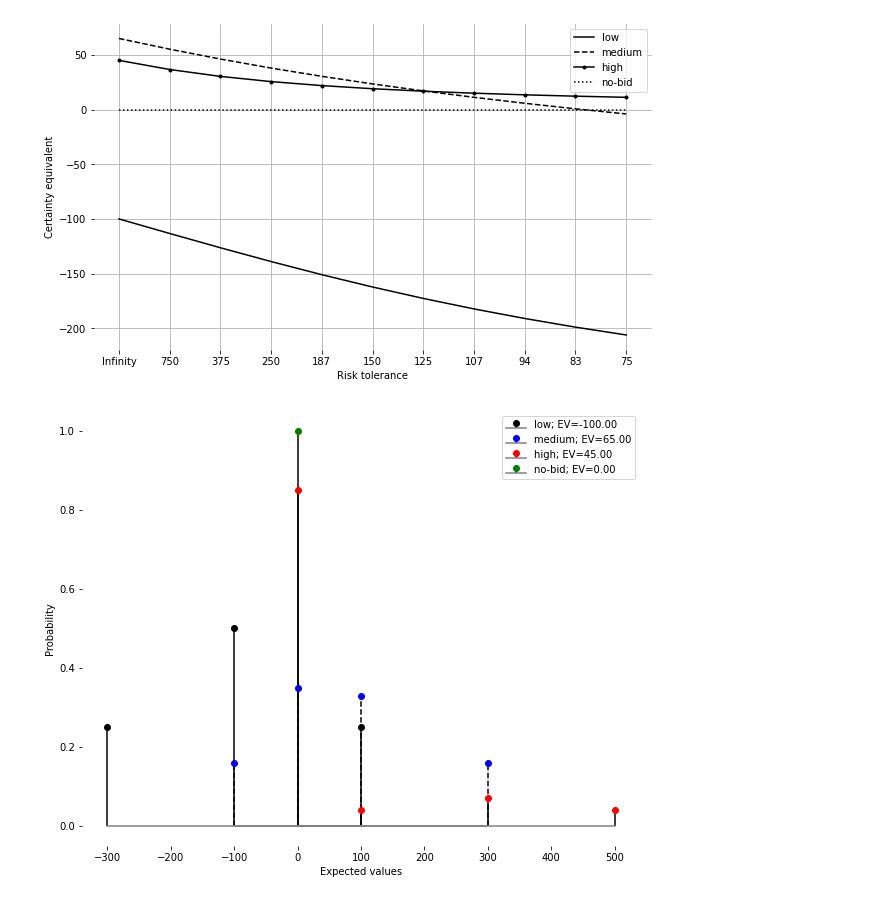
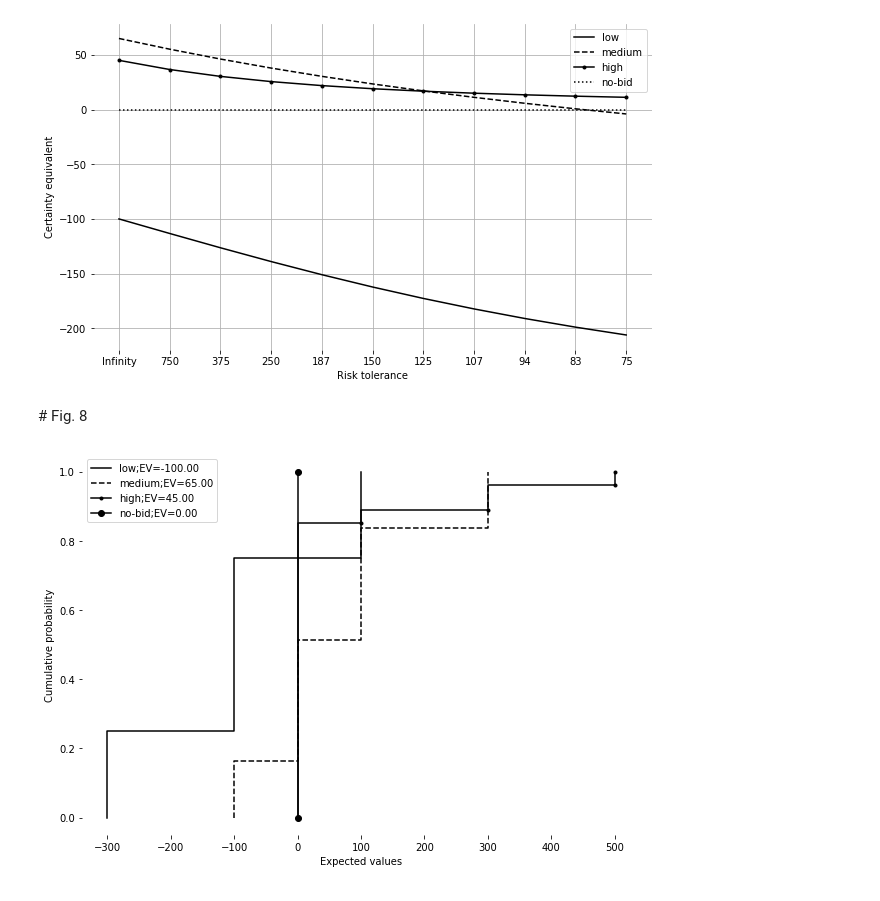
Before and after one commit to jdvelasq/decision-analysis, a Jupyter notebook: stbook.ipynb, the cells around one changed output. Saved outputs shown, nothing was run; the diff lists cells and outputs as text; code cells hidden in the pictures.

```diff
--- a/stbook.ipynb
+++ b/stbook.ipynb
@@ -3,12 +7,11 @@
 # %%
-
 from smart_choice.datanodes import DataNodes
 
-def payoff_fn(**kwargs):
-    values = kwargs["values"]
+def payoff_fn(values, probabilities, branches):
     bid = values["bid"] if "bid" in values.keys() else 0
     competitor_bid = (
-        values["competitor_bid"] if "competitor_bid" in values.keys() else 0
+        values["competitor_bid"]
+        if "competitor_bid" in values.keys() else 0
     )
     cost = values["cost"] if "cost" in values.keys() else 0
     return (bid - cost) * (1 if bid < competitor_bid else 0)
@@ -211,11 +203,13 @@ tree.risk_sensitivity(utility_fn="exp", risk_tolerance=75, plot=True)
 # %% [output]
 [figure]
+# %% [markdown]
+# Fig. 8
 # %%
-plt.figure(figsize=(10, 8))
+plt.figure(figsize=(10, 7))
 
-tree.risk_profile(idx=0, cumulative=False, single=False, plot=True)
+tree.risk_profile(idx=0, cumulative=True, single=False, plot=True)
 # %% [output]
-[figure, old version]
+[figure, new version]
 # %%
 tree.plot(policy_suggestion=True, max_deep=2)
 # %% [output]
```
Also changed, not shown: parts of 16 cells of this notebook, 6 other files.
